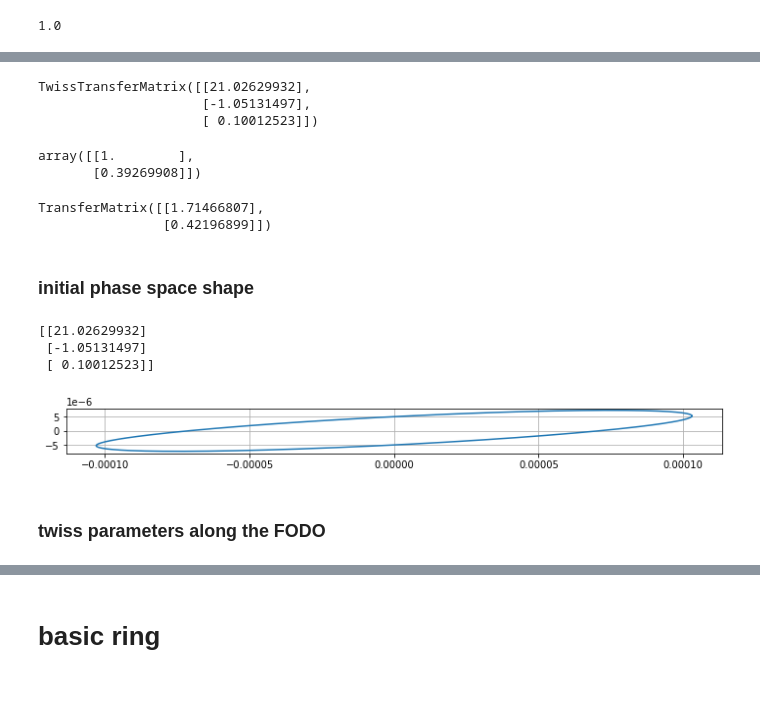
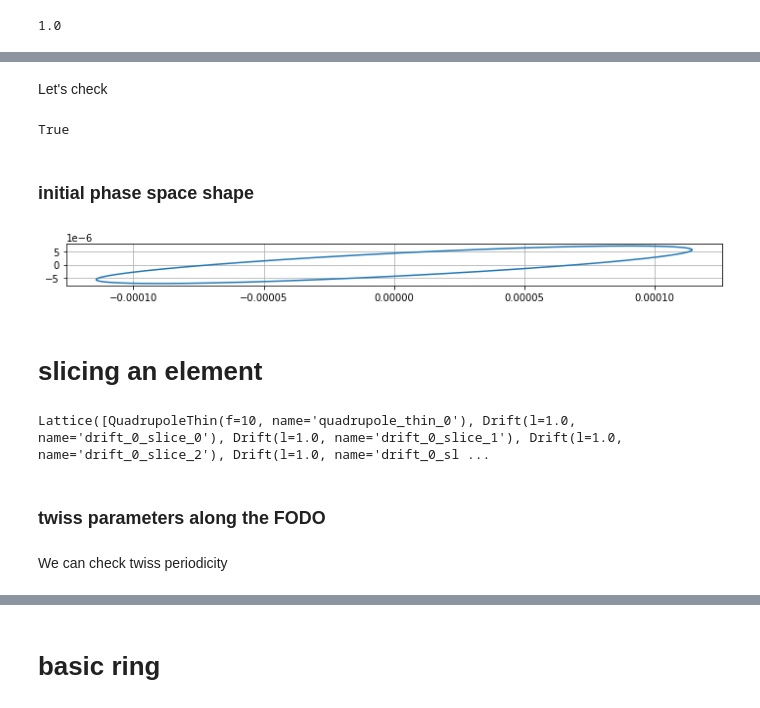
Before and after one commit to loiccoyle/pyaccelerator, a Jupyter notebook: noteboooks/lattice.ipynb, the cells around one changed output, grey strips where cells are left out. Cells and saved outputs as stored; diff of their text form; code cells hidden in the pictures.

```diff
--- a/noteboooks/lattice.ipynb
+++ b/noteboooks/lattice.ipynb
@@ -13,7 +13,7 @@ import numpy as np
 # %% [markdown]
 # FODO cell
 # %%
-drift_l = 1  # m
+drift_l = 5  # m
 focal_length = 10  # meters
 
 FODO_cell = [QuadrupoleThin(focal_length), Drift(drift_l), QuadrupoleThin(-focal_length), Drift(drift_l)]
@@ -54,36 +56,25 @@ array([[21.02629932],
+# %% [markdown]
+Let's check
 # %%
-fodo.m_h.twiss @ invariant
+np.allclose(invariant, fodo.m_h.twiss @ invariant)
 # %% [output]
-TwissTransferMatrix([[21.02629932],
-                     [-1.05131497],
-                     [ 0.10012523]])
+True
-# %%
-u = to_phase_coord([1, np.pi/8])
-u
-# %% [output]
-array([[1.        ],
-       [0.39269908]])
-# %%
-u = fodo.m_h @ u
-u
-# %% [output]
-TransferMatrix([[1.71466807],
-                [0.42196899]])
 # %% [markdown]
 ### initial phase space shape
 # %%
 beam = Beam()
-twiss_init = invariant
-print(twiss_init)
 plt.figure(figsize=(12,12))
-plt.plot(*beam.ellipse(twiss_init))
+plt.plot(*beam.ellipse(invariant))
 plt.gca().set_aspect('equal')
 plt.grid()
 # %% [output]
-[[21.02629932]
- [-1.05131497]
- [ 0.10012523]]
-[figure, old version]
+[figure, new version]
+# %% [markdown]
+# slicing an element
+# %%
+fodo.slice(Drift, 5)
+# %% [output]
+Lattice([QuadrupoleThin(f=10, name='quadrupole_thin_0'), Drift(l=1.0, name='drift_0_slice_0'), Drift(l=1.0, name='drift_0_slice_1'), Drift(l=1.0, name='drift_0_slice_2'), Drift(l=1.0, name='drift_0_sl ...
 # %% [markdown]
 ### twiss parameters along the FODO
 # %%
@@ -90,0 +82,2 @@ beta, alpha, gamma, s = fodo.transport(twiss_init)
+# %% [markdown]
+We can check twiss periodicity
```
Also changed, not shown: parts of 46 cells of this notebook, 12 other files.
